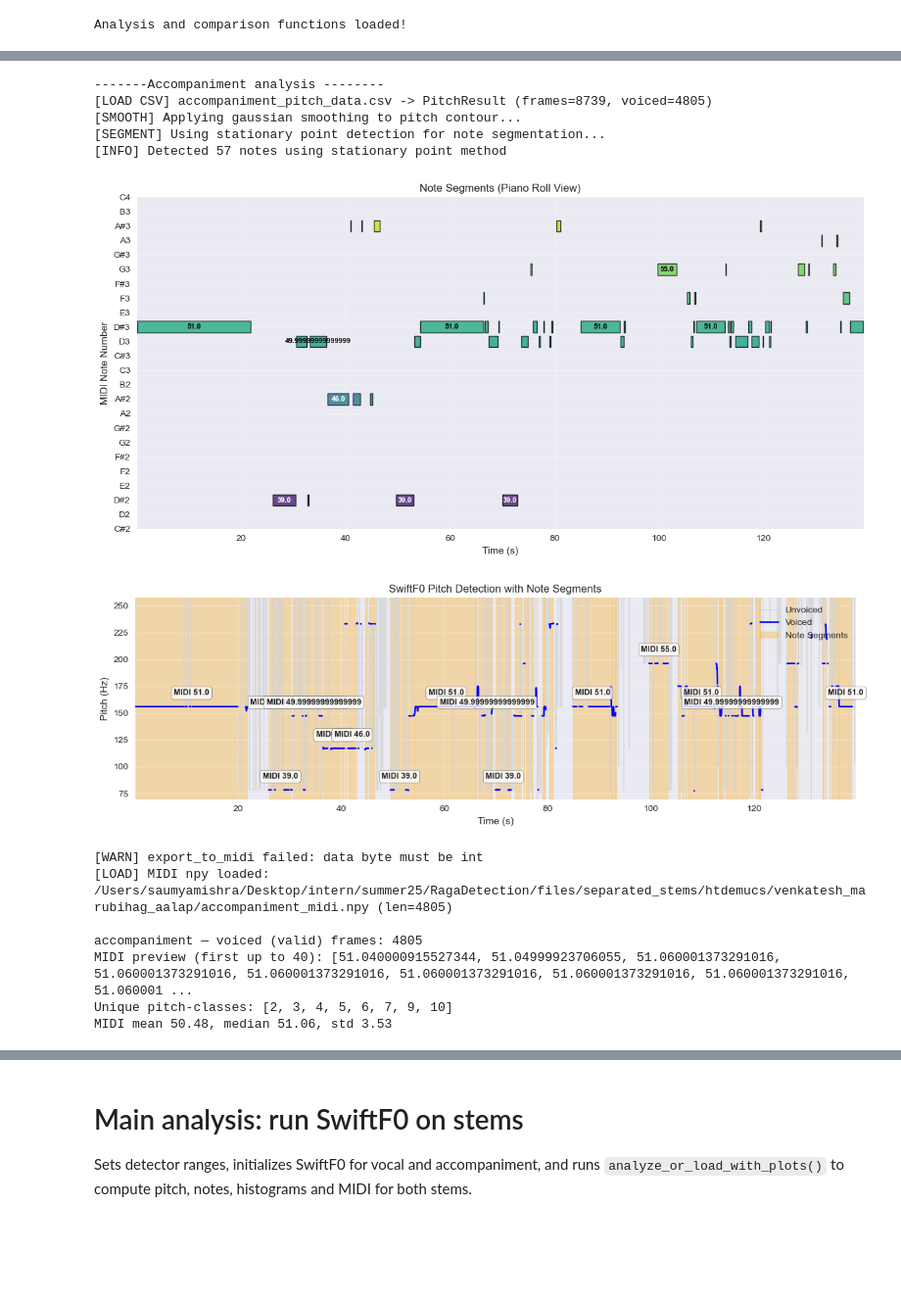
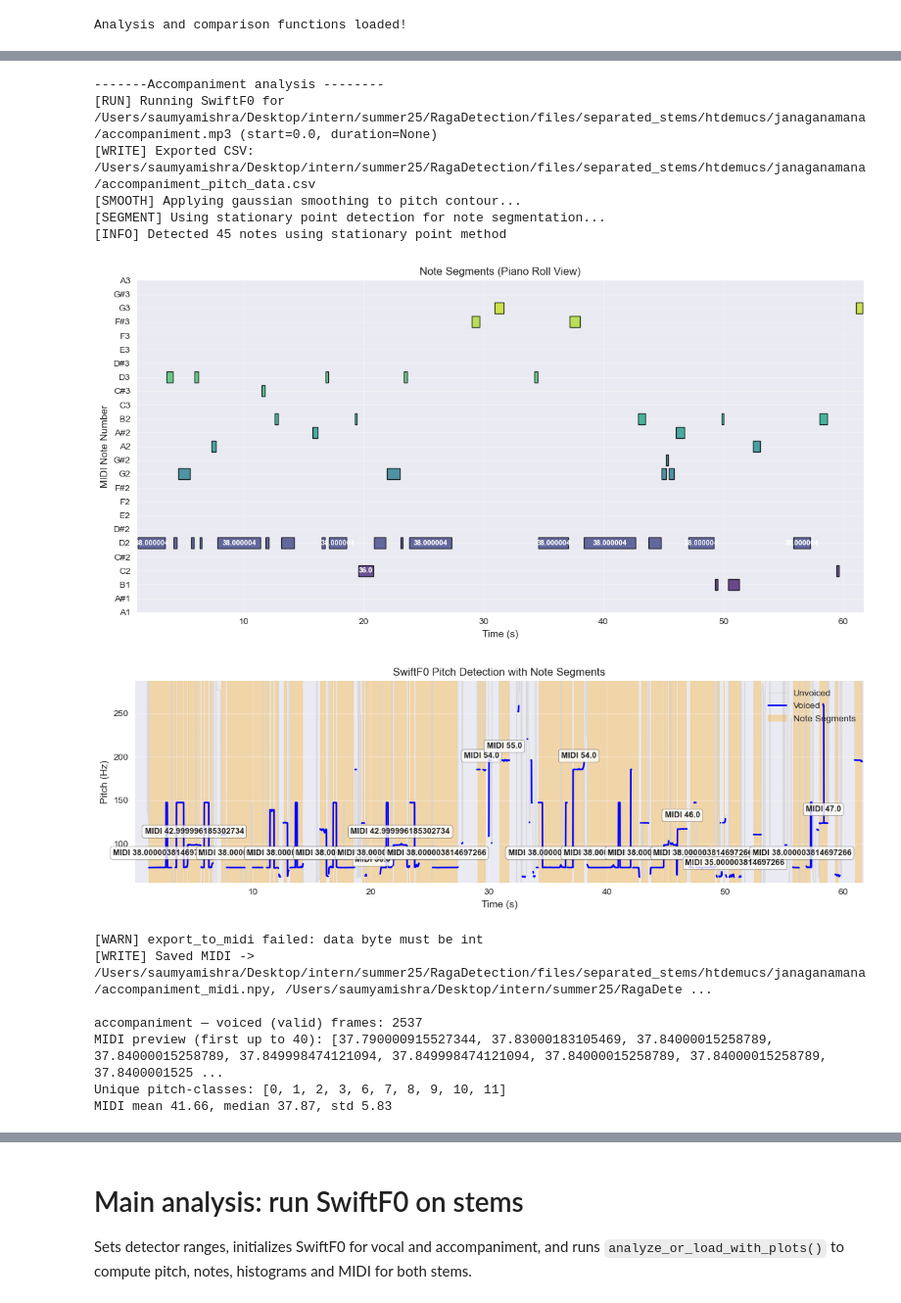
Before and after one commit to saumyamishra654/raga-detection, a Jupyter notebook: main notebooks/note_sequence_playground.ipynb, the cells around one changed output, grey strips where cells are left out. Shown at 98% size. Drawn from its saved outputs; the diff is of its cells as text; code cells hidden in the pictures; blank space fills up the shorter version.

```diff
--- a/main notebooks/note_sequence_playground.ipynb
+++ b/main notebooks/note_sequence_playground.ipynb
@@ -315,8 +315,8 @@ Enhanced pitch processing functions loaded!
 
 Set audio file path, optionally run spleeter separation (creates `separated_stems/<filename>`), and compute paths for `vocals.wav` and `accompaniment.wav` used later.
 # %%
-audio_path = '/Users/saumyamishra/Desktop/intern/summer25/RagaDetection/audio_test_files/venkatesh_marubihag_aalap.mp3'
-tonic = 'D#'
+audio_path = '/Users/saumyamishra/Desktop/intern/summer25/RagaDetection/audio_test_files/janaganamana.mp3'
+tonic = 'D'
 raga_name = 'Maru Bihag'
 
 # inputs
@@ -896,10 +910,10 @@ if __name__ == "__main__":
         output_prefix="vocals",
         store_as_vocal=True,
         duration=10000.0,  # example: analyze only first 120s when recomputing
-        override_confidence_threshold=0. 9,  # will re-threshold even if CSV loaded
+        override_confidence_threshold=0.5,  # will re-threshold even if CSV loaded
     )
 
-    detector_a = SwiftF0(fmin=fmin_hz, fmax=fmax_hz, confidence_threshold=0.8)
+    detector_a = SwiftF0(fmin=fmin_hz, fmax=fmax_hz, confidence_threshold=0.5)
     print("-------Accompaniment analysis --------")
     result_a, valid_freqs_a, cent_hist_a, midi_vals_a = analyze_or_load_with_plots(
         accompaniment_path, detector_a, output_prefix="accompaniment"
@@ -925,14 +940,15 @@ MIDI mean 51.22, median 50.71, std 2.62
 -------Accompaniment analysis --------
-[LOAD CSV] accompaniment_pitch_data.csv -> PitchResult (frames=8739, voiced=4805)
+[RUN] Running SwiftF0 for /Users/saumyamishra/Desktop/intern/summer25/RagaDetection/files/separated_stems/htdemucs/janaganamana/accompaniment.mp3 (start=0.0, duration=None)
+[WRITE] Exported CSV: /Users/saumyamishra/Desktop/intern/summer25/RagaDetection/files/separated_stems/htdemucs/janaganamana/accompaniment_pitch_data.csv
 [SMOOTH] Applying gaussian smoothing to pitch contour...
 [SEGMENT] Using stationary point detection for note segmentation...
-[INFO] Detected 57 notes using stationary point method
+[INFO] Detected 45 notes using stationary point method
-[figure, old version]
+[figure, new version]
-[figure, old version]
+[figure, new version]
 [WARN] export_to_midi failed: data byte must be int
-[LOAD] MIDI npy loaded: /Users/saumyamishra/Desktop/intern/summer25/RagaDetection/files/separated_stems/htdemucs/venkatesh_marubihag_aalap/accompaniment_midi.npy (len=4805)
+[WRITE] Saved MIDI -> /Users/saumyamishra/Desktop/intern/summer25/RagaDetection/files/separated_stems/htdemucs/janaganamana/accompaniment_midi.npy, /Users/saumyamishra/Desktop/intern/summer25/RagaDete ...
 
-accompaniment — voiced (valid) frames: 4805
-MIDI preview (first up to 40): [51.040000915527344, 51.04999923706055, 51.060001373291016, 51.060001373291016, 51.060001373291016, 51.060001373291016, 51.060001373291016, 51.060001373291016, 51.060001 ...
-Unique pitch-classes: [2, 3, 4, 5, 6, 7, 9, 10]
-MIDI mean 50.48, median 51.06, std 3.53
+accompaniment — voiced (valid) frames: 2537
+MIDI preview (first up to 40): [37.790000915527344, 37.83000183105469, 37.84000015258789, 37.84000015258789, 37.849998474121094, 37.849998474121094, 37.84000015258789, 37.84000015258789, 37.8400001525 ...
+Unique pitch-classes: [0, 1, 2, 3, 6, 7, 8, 9, 10, 11]
+MIDI mean 41.66, median 37.87, std 5.83
```
Also changed, not shown: parts of 13 cells of this notebook, 19 other files.
